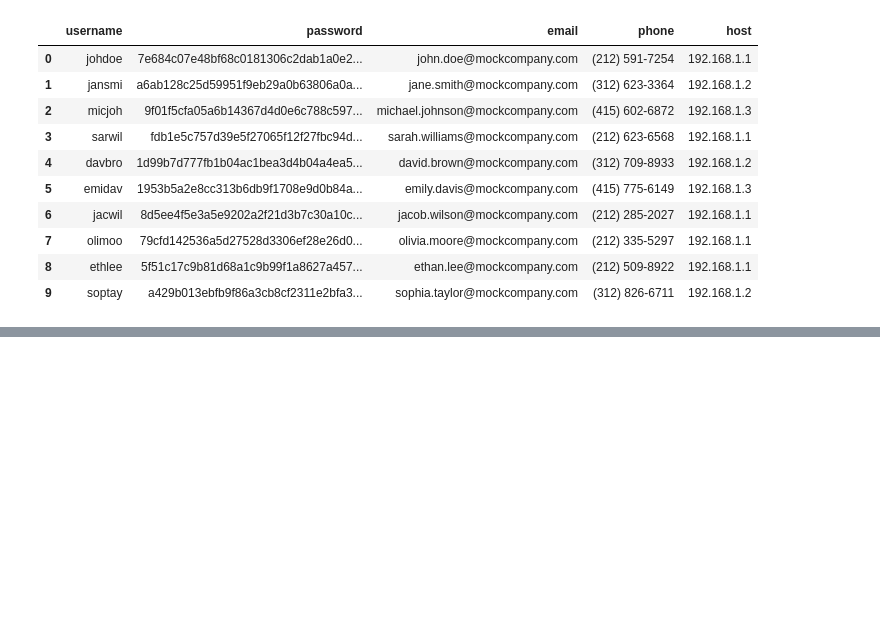
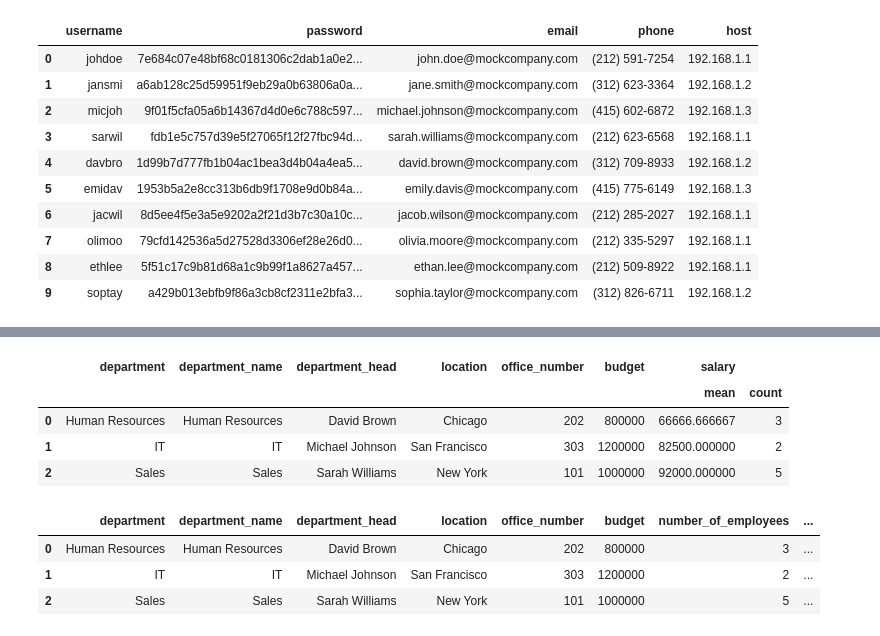
Before and after one commit to MaryKavalion/Data_Processing-Mary-Kavalionak, a Jupyter notebook: Code-Alongs/Combining_datasets.ipynb, the cells around one changed output, grey strips where cells are left out. Saved outputs shown, nothing was run; the diff lists cells and outputs as text; code cells hidden in the pictures; blank space fills up the shorter version.

```diff
--- a/Code-Alongs/Combining_datasets.ipynb
+++ b/Code-Alongs/Combining_datasets.ipynb
@@ -526,0 +561,22 @@ display(users)
+# %%
+new_df.groupby(["department", "department_name", "department_head", "location", "office_number", "budget"],
+               as_index = False).agg(
+                   {"salary": ["mean", "count"]}
+                   )
+# %% [output]
+|  | department | department_name | department_head | location | office_number | budget | salary |  |
+|  |  |  |  |  |  |  | mean | count |
+| 0 | Human Resources | Human Resources | David Brown | Chicago | 202 | 800000 | 66666.666667 | 3 |
+| 1 | IT | IT | Michael Johnson | San Francisco | 303 | 1200000 | 82500.000000 | 2 |
+| 2 | Sales | Sales | Sarah Williams | New York | 101 | 1000000 | 92000.000000 | 5 |
+# %%
+new_df.groupby(["department", "department_name", "department_head", "location", "office_number", "budget"],
+               as_index = False).agg(
+                   number_of_employees = pd.NamedAgg(column = "salary", aggfunc = "count"),
+                   average_salary = pd.NamedAgg(column = "salary", aggfunc = "mean")
+                   )
+# %% [output]
+|  | department | department_name | department_head | location | office_number | budget | number_of_employees | ... |
+| 0 | Human Resources | Human Resources | David Brown | Chicago | 202 | 800000 | 3 | ... |
+| 1 | IT | IT | Michael Johnson | San Francisco | 303 | 1200000 | 2 | ... |
+| 2 | Sales | Sales | Sarah Williams | New York | 101 | 1000000 | 5 | ... |
```
Also changed, not shown: parts of 2 cells of this notebook, 1 other file.
